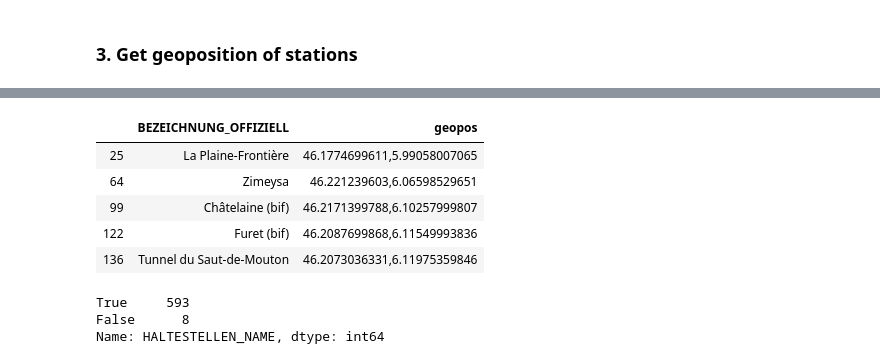
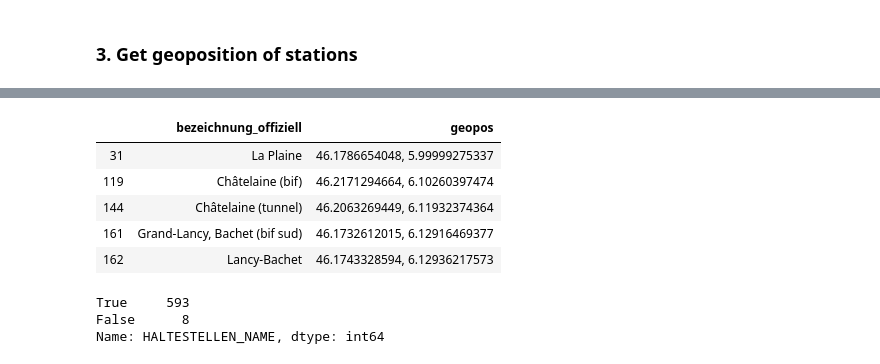
Before and after one commit to dimitriLallement/ADA-Project-2019, a Jupyter notebook: data/RecreateDataset.ipynb, the cells around one changed output, grey strips where cells are left out. Cells and saved outputs as stored; diff of their text form; code cells hidden in the pictures.

```diff
--- a/data/RecreateDataset.ipynb
+++ b/data/RecreateDataset.ipynb
@@ -114,16 +117,16 @@ Index(['DIDOK NUMMER', 'BPUIC', 'BEZEICHNUNG_OFFIZIELL', 'Abkuerzung',
       dtype='object')
 # %%
 # Extract geopos of stations in a new dataframe geo_pos
-df2['BPVH_VERKEHRSMITTEL_TEXT_DE'].fillna('zug', inplace=True)
-df2 = df2.drop(df2[(df2['BPVH_VERKEHRSMITTEL_TEXT_DE'].str.lower().str.find('zug') == -1)].index)
-geo_pos = df2[['BEZEICHNUNG_OFFIZIELL', 'geopos']].drop_duplicates()
+df2['bpvh_verkehrsmittel_text_de'].fillna('zug', inplace=True)
+df2 = df2.drop(df2[(df2['bpvh_verkehrsmittel_text_de'].str.lower().str.find('zug') == -1)].index)
+geo_pos = df2[['bezeichnung_offiziell', 'geopos']].drop_duplicates()
 geo_pos.head()
 # %% [output]
-|  | BEZEICHNUNG_OFFIZIELL | geopos |
-| 25 | La Plaine-Frontière | 46.1774699611,5.99058007065 |
-| 64 | Zimeysa | 46.221239603,6.06598529651 |
-| 99 | Châtelaine (bif) | 46.2171399788,6.10257999807 |
-| 122 | Furet (bif) | 46.2087699868,6.11549993836 |
-| 136 | Tunnel du Saut-de-Mouton | 46.2073036331,6.11975359846 |
+|  | bezeichnung_offiziell | geopos |
+| 31 | La Plaine | 46.1786654048, 5.99999275337 |
+| 119 | Châtelaine (bif) | 46.2171294664, 6.10260397474 |
+| 144 | Châtelaine (tunnel) | 46.2063269449, 6.11932374364 |
+| 161 | Grand-Lancy, Bachet (bif sud) | 46.1732612015, 6.12916469377 |
+| 162 | Lancy-Bachet | 46.1743328594, 6.12936217573 |
 # %%
 # Check if all stations in df are present in geo_pos
```
Also changed, not shown: parts of 11 cells of this notebook, 3 other files.
